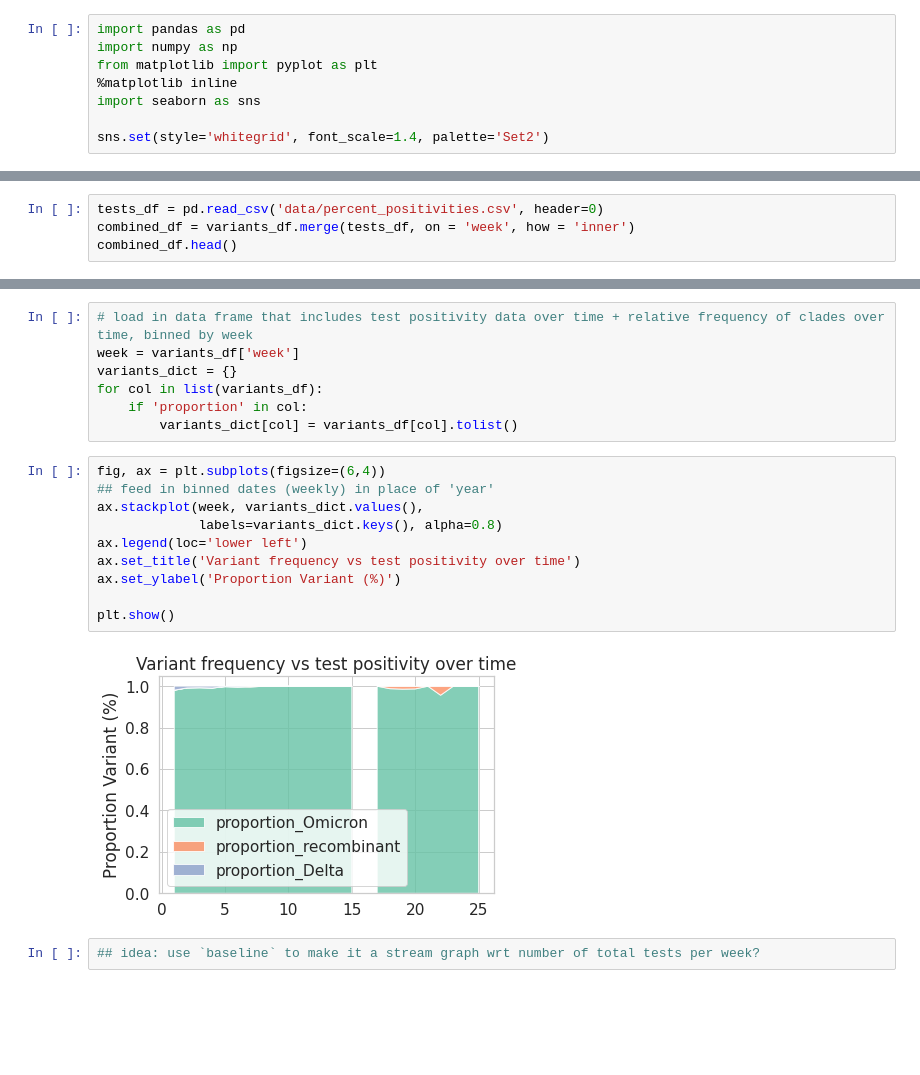
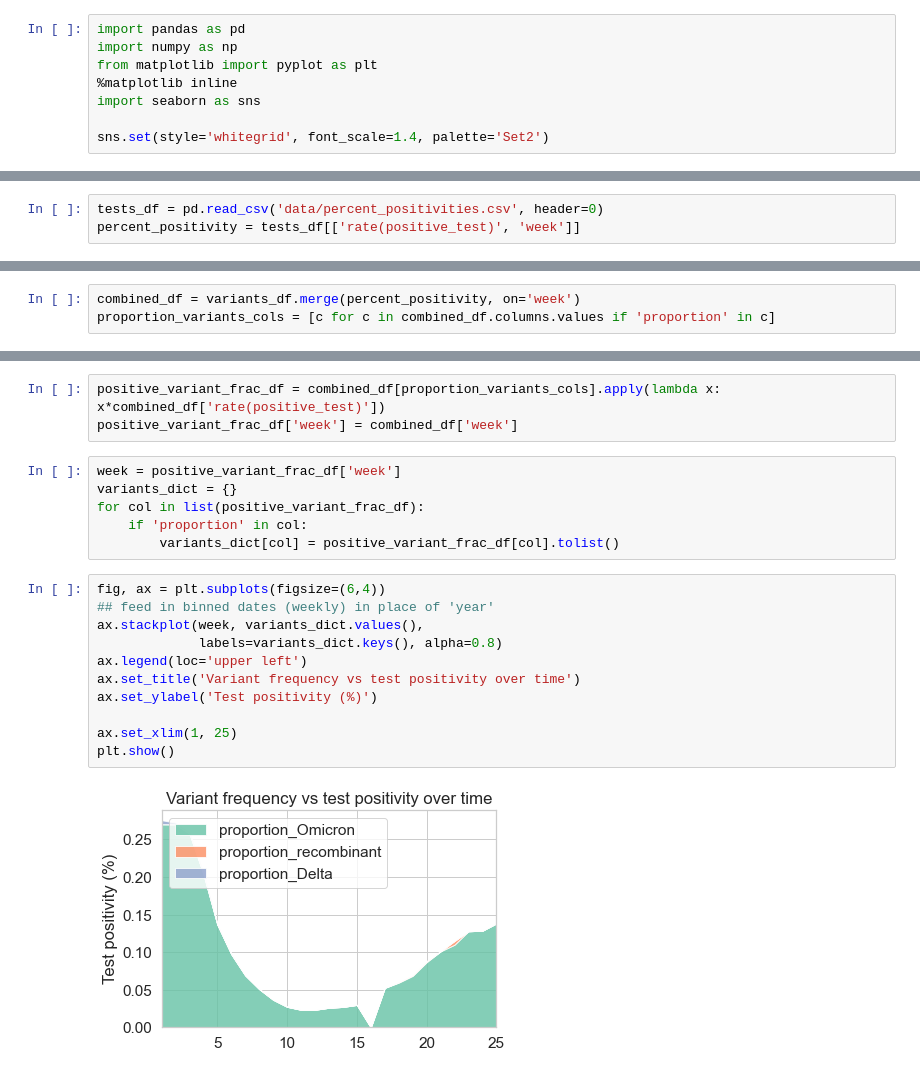
Before and after one commit to NCBI-Codeathons/beyond-phylogenies-team2, a Jupyter notebook: variant_freqs_vs_continuous_metrics.ipynb, the cells around one changed output, grey strips where cells are left out. Cells and saved outputs as stored; diff of their text form; blank space fills up the shorter version.

Commit message:
Update streamgraph to sum to percent positivity

```diff
--- a/variant_freqs_vs_continuous_metrics.ipynb
+++ b/variant_freqs_vs_continuous_metrics.ipynb
@@ -61,4 +18,3 @@ variants_df.head(20)
 # %%
 tests_df = pd.read_csv('data/percent_positivities.csv', header=0)
-combined_df = variants_df.merge(tests_df, on = 'week', how = 'inner')
-combined_df.head()
+percent_positivity = tests_df[['rate(positive_test)', 'week']]
@@ -71,0 +21,3 @@ combined_df.head()
+# %%
+combined_df = variants_df.merge(percent_positivity, on='week')
+proportion_variants_cols = [c for c in combined_df.columns.values if 'proportion' in c]
@@ -72,21 +33,22 @@ combined_df.head()
+# %%
+positive_variant_frac_df = combined_df[proportion_variants_cols].apply(lambda x: x*combined_df['rate(positive_test)'])
+positive_variant_frac_df['week'] = combined_df['week']
 # %%
-# load in data frame that includes test positivity data over time + relative frequency of clades over time, binned by week
-week = variants_df['week']
+week = positive_variant_frac_df['week']
 variants_dict = {}
-for col in list(variants_df):
+for col in list(positive_variant_frac_df):
     if 'proportion' in col:
-        variants_dict[col] = variants_df[col].tolist()
+        variants_dict[col] = positive_variant_frac_df[col].tolist()
 # %%
 fig, ax = plt.subplots(figsize=(6,4))
 ## feed in binned dates (weekly) in place of 'year'
 ax.stackplot(week, variants_dict.values(),
              labels=variants_dict.keys(), alpha=0.8)
-ax.legend(loc='lower left')
+ax.legend(loc='upper left')
 ax.set_title('Variant frequency vs test positivity over time')
-ax.set_ylabel('Proportion Variant (%)')
+ax.set_ylabel('Test positivity (%)')
 
+ax.set_xlim(1, 25)
 plt.show()
 # %% [output]
-[figure, old version]
+[figure, new version]
-# %%
-## idea: use `baseline` to make it a stream graph wrt number of total tests per week?
```
Also changed, not shown: parts of 5 cells of this notebook.
